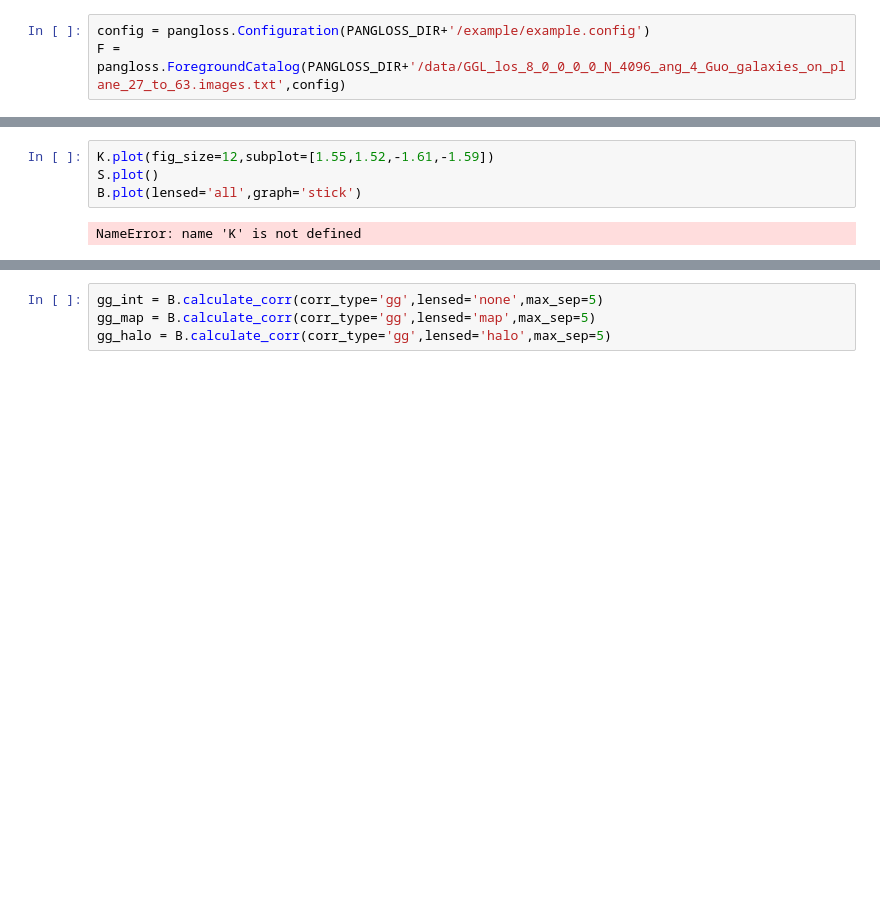
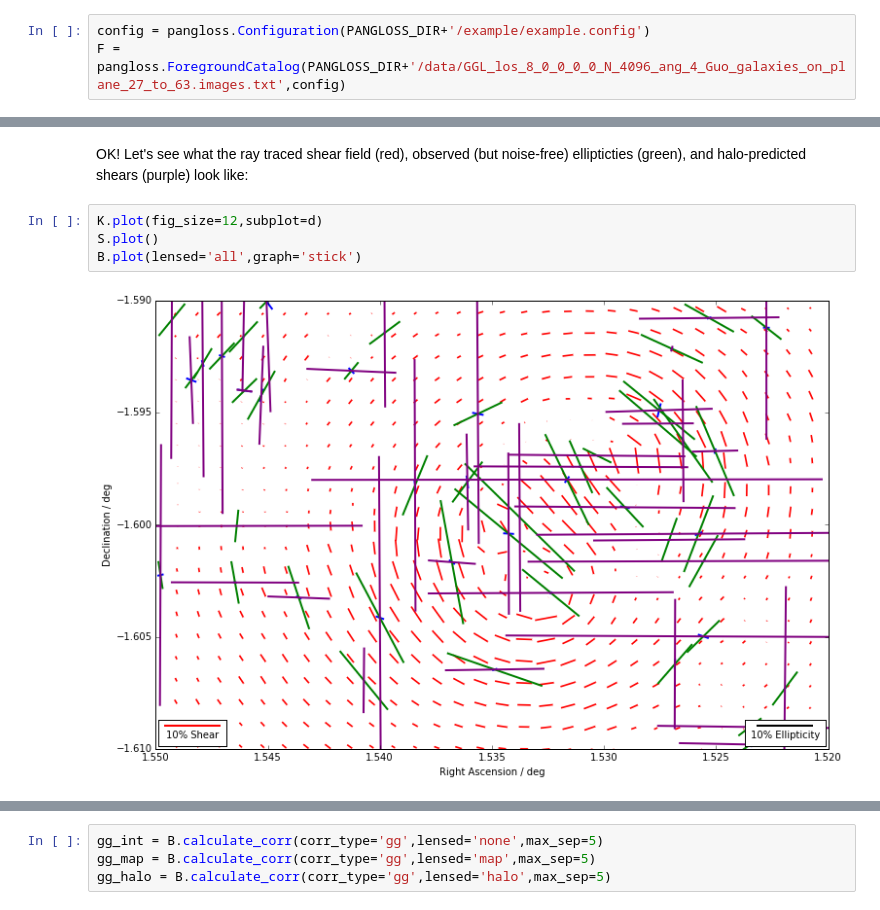
Before and after one commit to drphilmarshall/Pangloss, a Jupyter notebook: demos/LensByHalos.ipynb, the cells around one changed output, grey strips where cells are left out. Saved outputs shown, nothing was run; the diff lists cells and outputs as text; blank space fills up the shorter version.

```diff
--- a/demos/LensByHalos.ipynb
+++ b/demos/LensByHalos.ipynb
@@ -79,6 +83,8 @@ average CPU time per background galaxy:  0.0281197342502 +/- 0.0107733854723
+# %% [markdown]
+OK! Let's see what the ray traced shear field (red), observed (but noise-free) ellipticties (green), and halo-predicted shears (purple) look like:
 # %%
-K.plot(fig_size=12,subplot=[1.55,1.52,-1.61,-1.59])
+K.plot(fig_size=12,subplot=d)
 S.plot()
 B.plot(lensed='all',graph='stick')
 # %% [output]
-NameError: name 'K' is not defined
+[figure, added]
```
Also changed, not shown: parts of 11 cells of this notebook, 7 other files.
